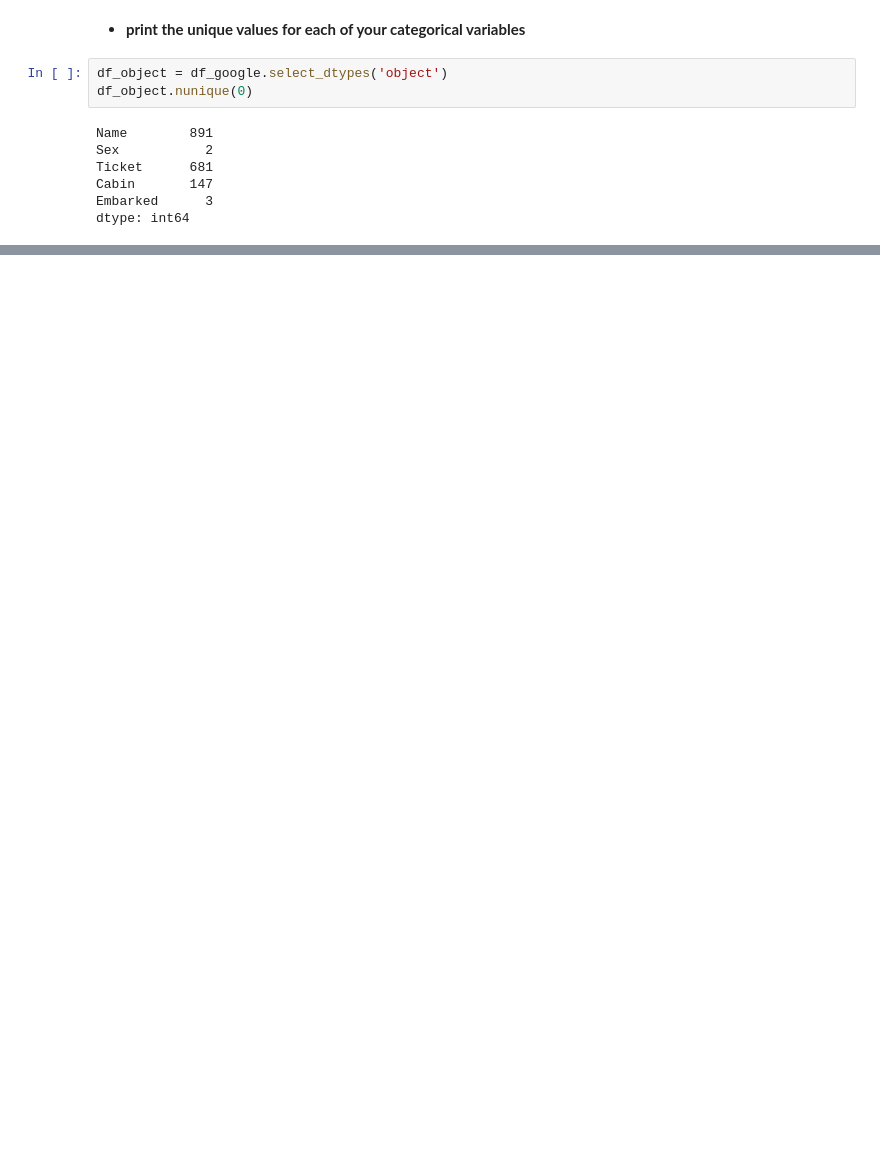
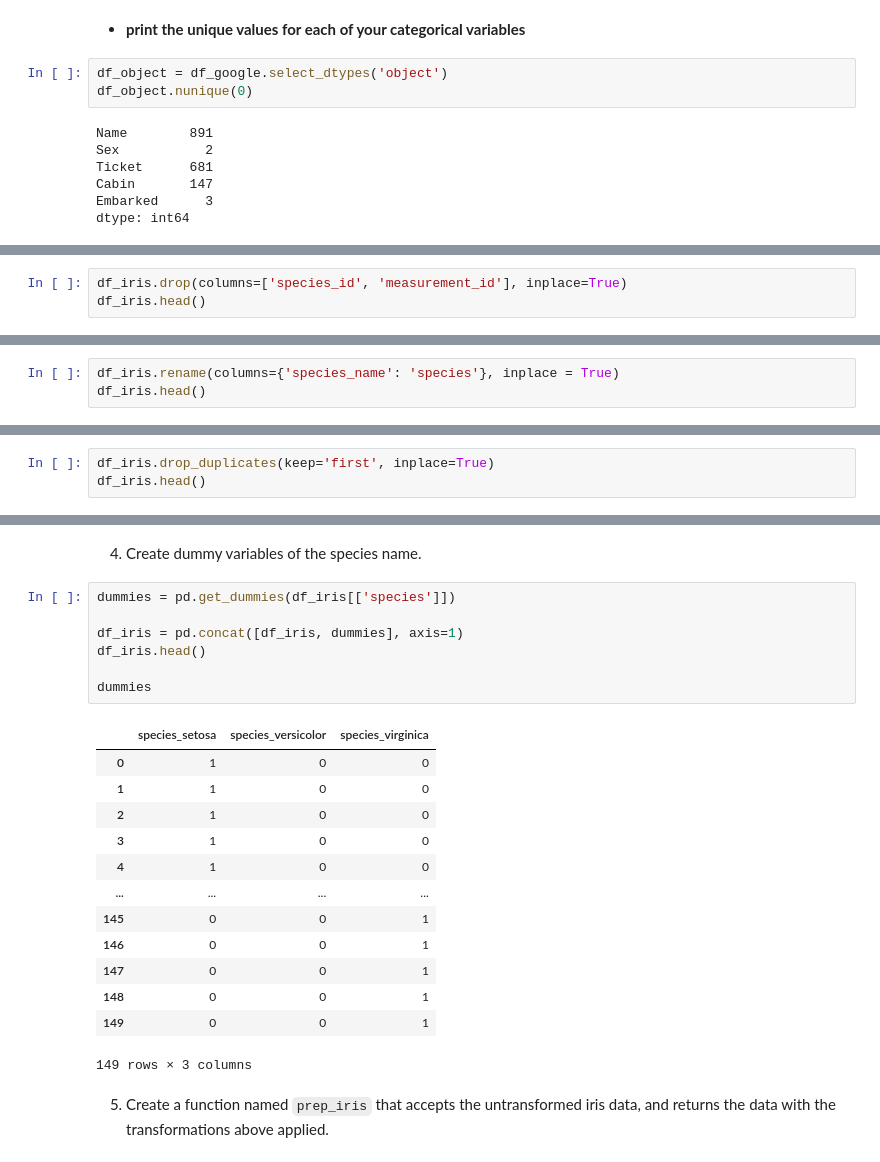
Before and after one commit to barbmarques/classification-exercises, a Jupyter notebook: classification_exercises.ipynb, the cells around one changed output, grey strips where cells are left out. Cells and saved outputs as stored; diff of their text form; blank space fills up the shorter version.

````diff
--- a/classification_exercises.ipynb
+++ b/classification_exercises.ipynb
@@ -207,0 +308,3 @@ dtype: int64
+# %%
+df_iris.drop(columns=['species_id', 'measurement_id'], inplace=True)
+df_iris.head()
@@ -207,0 +320,3 @@ dtype: int64
+# %%
+df_iris.rename(columns={'species_name': 'species'}, inplace = True)
+df_iris.head()
@@ -207,0 +330,3 @@ dtype: int64
+# %%
+df_iris.drop_duplicates(keep='first', inplace=True)
+df_iris.head()
@@ -207,0 +340,25 @@ dtype: int64
+# %% [markdown]
+4. Create dummy variables of the species name.
+# %%
+dummies = pd.get_dummies(df_iris[['species']])
+
+df_iris = pd.concat([df_iris, dummies], axis=1)
+df_iris.head()
+
+dummies
+# %% [output]
+|  | species_setosa | species_versicolor | species_virginica |
+| 0 | 1 | 0 | 0 |
+| 1 | 1 | 0 | 0 |
+| 2 | 1 | 0 | 0 |
+| 3 | 1 | 0 | 0 |
+| 4 | 1 | 0 | 0 |
+| ... | ... | ... | ... |
+| 145 | 0 | 0 | 1 |
+| 146 | 0 | 0 | 1 |
+| 147 | 0 | 0 | 1 |
+| 148 | 0 | 0 | 1 |
+| 149 | 0 | 0 | 1 |
+149 rows × 3 columns
+# %% [markdown]
+5. Create a function named ```prep_iris``` that accepts the untransformed iris data, and returns the data with the transformations above applied.
````
Also changed, not shown: parts of 23 cells of this notebook.
